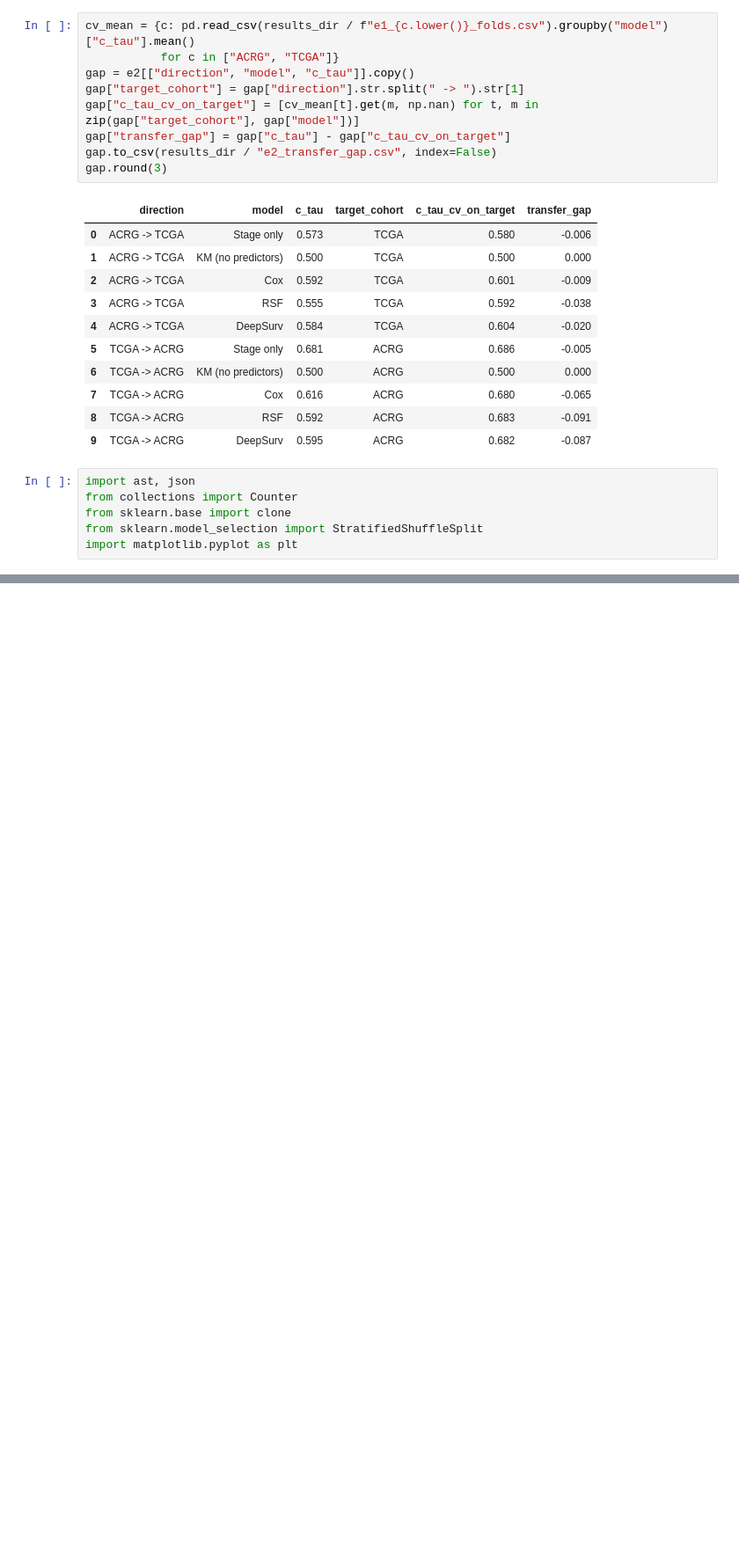
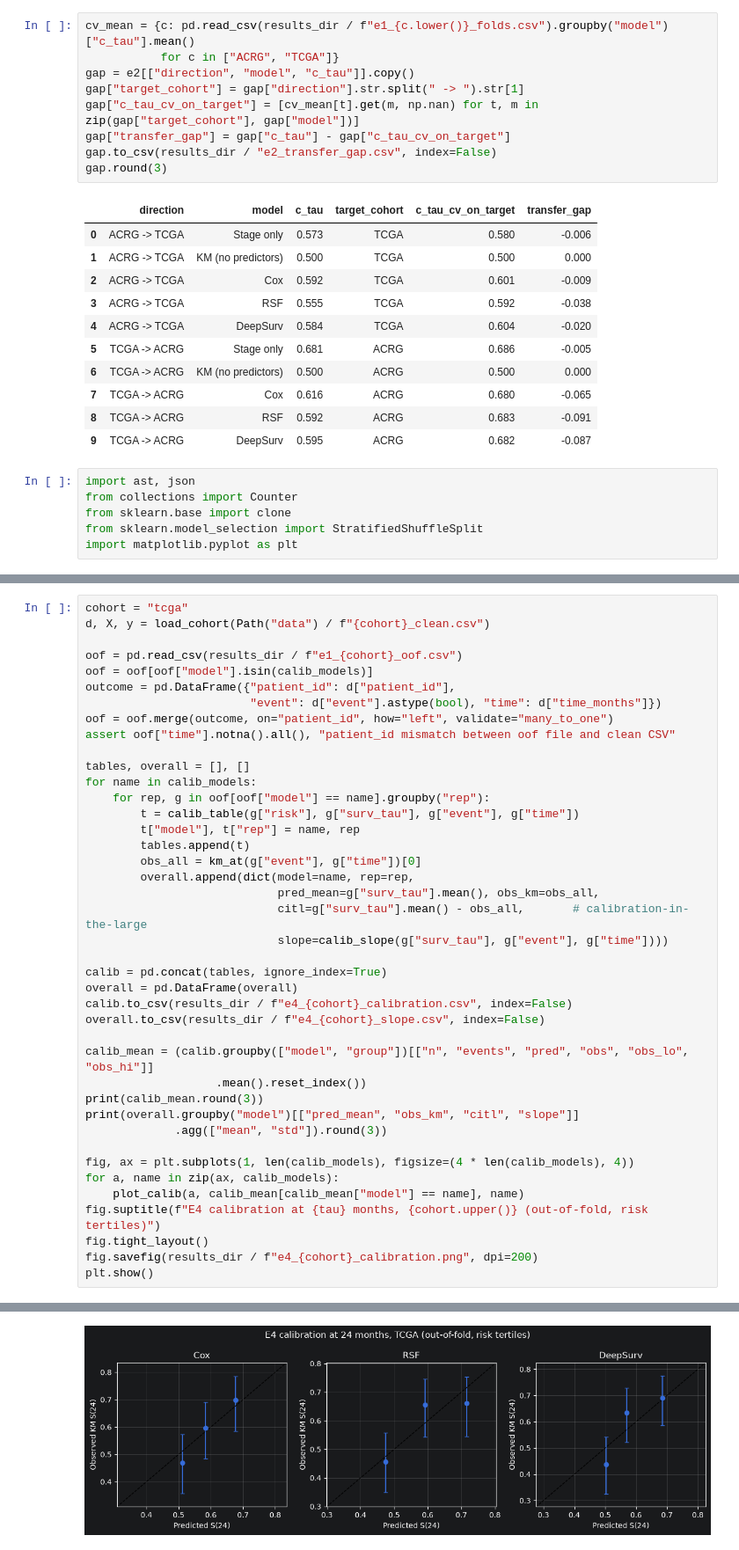
Before and after one commit to patriciamateica/GastricCancerRecurrence, a Jupyter notebook: src/experimenting101.ipynb, the cells around one changed output, grey strips where cells are left out. Shown at 88% size. Cells and saved outputs as stored; diff of their text form; blank space fills up the shorter version.

Commit message:
e4 + results + tcga rerun because i forgot to run it on e3 as well

```diff
--- a/src/experimenting101.ipynb
+++ b/src/experimenting101.ipynb
@@ -527,0 +568,42 @@ H3 not supported (slope CI includes 0 or is negative)
+# %%
+cohort = "tcga"
+d, X, y = load_cohort(Path("data") / f"{cohort}_clean.csv")
+
+oof = pd.read_csv(results_dir / f"e1_{cohort}_oof.csv")
+oof = oof[oof["model"].isin(calib_models)]
+outcome = pd.DataFrame({"patient_id": d["patient_id"],
+                        "event": d["event"].astype(bool), "time": d["time_months"]})
+oof = oof.merge(outcome, on="patient_id", how="left", validate="many_to_one")
+assert oof["time"].notna().all(), "patient_id mismatch between oof file and clean CSV"
+
+tables, overall = [], []
+for name in calib_models:
+    for rep, g in oof[oof["model"] == name].groupby("rep"):
+        t = calib_table(g["risk"], g["surv_tau"], g["event"], g["time"])
+        t["model"], t["rep"] = name, rep
+        tables.append(t)
+        obs_all = km_at(g["event"], g["time"])[0]
+        overall.append(dict(model=name, rep=rep,
+                            pred_mean=g["surv_tau"].mean(), obs_km=obs_all,
+                            citl=g["surv_tau"].mean() - obs_all,       # calibration-in-the-large
+                            slope=calib_slope(g["surv_tau"], g["event"], g["time"])))
+
+calib = pd.concat(tables, ignore_index=True)
+overall = pd.DataFrame(overall)
+calib.to_csv(results_dir / f"e4_{cohort}_calibration.csv", index=False)
+overall.to_csv(results_dir / f"e4_{cohort}_slope.csv", index=False)
+
+calib_mean = (calib.groupby(["model", "group"])[["n", "events", "pred", "obs", "obs_lo", "obs_hi"]]
+                   .mean().reset_index())
+print(calib_mean.round(3))
+print(overall.groupby("model")[["pred_mean", "obs_km", "citl", "slope"]]
+             .agg(["mean", "std"]).round(3))
+
+fig, ax = plt.subplots(1, len(calib_models), figsize=(4 * len(calib_models), 4))
+for a, name in zip(ax, calib_models):
+    plot_calib(a, calib_mean[calib_mean["model"] == name], name)
+fig.suptitle(f"E4 calibration at {tau} months, {cohort.upper()} (out-of-fold, risk tertiles)")
+fig.tight_layout()
+fig.savefig(results_dir / f"e4_{cohort}_calibration.png", dpi=200)
+plt.show()
+# %% [output]
@@ -527,0 +626 @@ H3 not supported (slope CI includes 0 or is negative)
+[figure, added]
```
Also changed, not shown: parts of 11 cells of this notebook, 15 other files.
